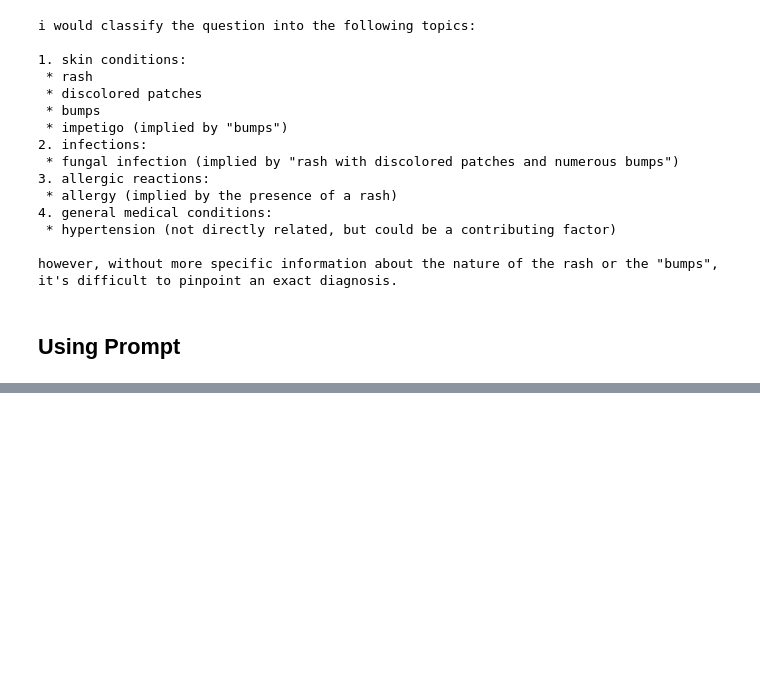
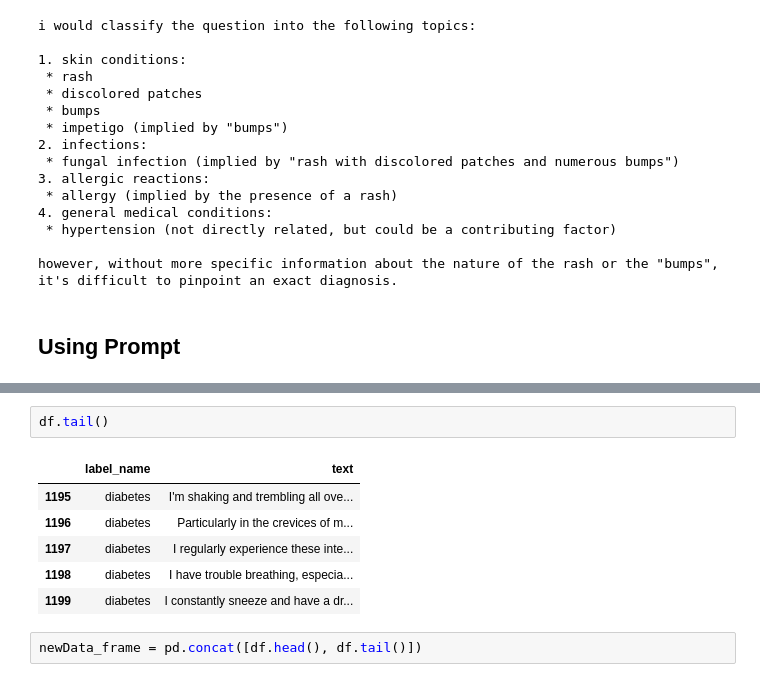
Before and after one commit to piyushprabhakar/jupyter_notebook-_practice, a Jupyter notebook: symptom-to-disease-rag-implementation/Sympton-to-disease-rag.ipynb, the cells around one changed output, grey strips where cells are left out. Drawn from its saved outputs; the diff is of its cells as text; blank space fills up the shorter version.

```diff
--- a/symptom-to-disease-rag-implementation/Sympton-to-disease-rag.ipynb
+++ b/symptom-to-disease-rag-implementation/Sympton-to-disease-rag.ipynb
@@ -343,0 +334,11 @@ however, without more specific information about the nature of the rash or the "
+# %%
+df.tail()
+# %% [output]
+|  | label_name | text |
+| 1195 | diabetes | I'm shaking and trembling all ove... |
+| 1196 | diabetes | Particularly in the crevices of m... |
+| 1197 | diabetes | I regularly experience these inte... |
+| 1198 | diabetes | I have trouble breathing, especia... |
+| 1199 | diabetes | I constantly sneeze and have a dr... |
+# %%
+newData_frame = pd.concat([df.head(), df.tail()])
```
Also changed, not shown: parts of 25 cells of this notebook.
